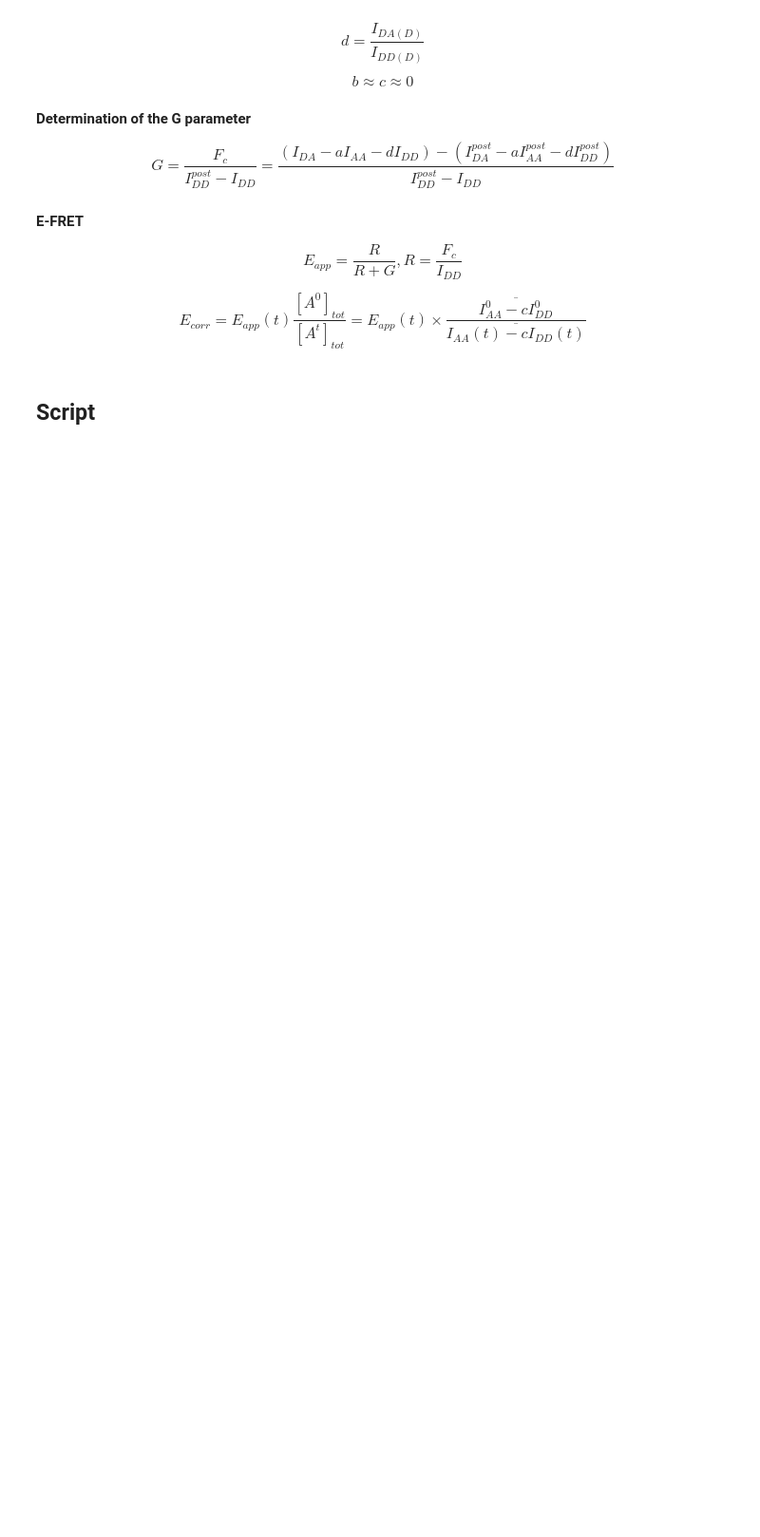
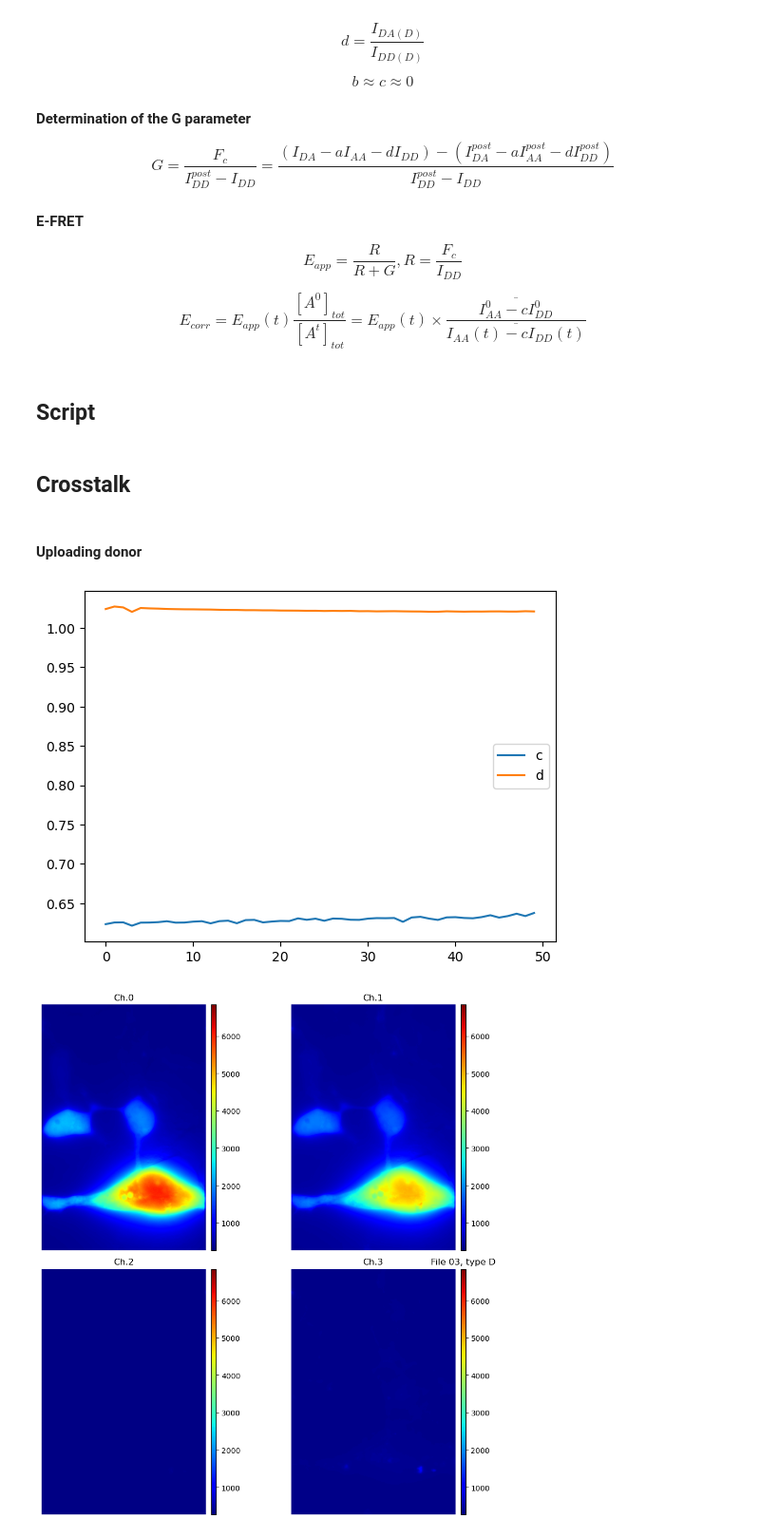
Before and after one commit to wisstock/FRETrans, a Jupyter notebook: coef_calc.ipynb, the cells around one changed output. Shown at 95% size. Saved outputs shown, nothing was run; the diff lists cells and outputs as text; code cells hidden in the pictures; blank space fills up the shorter version.

```diff
--- a/coef_calc.ipynb
+++ b/coef_calc.ipynb
@@ -77,3 +77,7 @@ from scipy import ndimage
 from scipy import signal
 from scipy import stats
 from scipy import ndimage as ndi
+# %% [markdown]
+## Crosstalk
+# %% [markdown]
+#### Uploading donor
@@ -79,0 +205,30 @@ from scipy import ndimage as ndi
+# %%
+img_path = 'data/crosstalk/'
+
+donor_names = ['01', '02', '03']
+acceptor_names = ['04', '05', '06']
+
+donor_img_list = []
+for name in donor_names:
+    name_path = img_path + f'{name}.tif'
+    donor_img_list.append(CrossReg(data_path=name_path,
+                                   data_name=name,
+                                   reg_type='D'))
+acceptor_img_list = []
+for name in acceptor_names:
+    name_path = img_path + f'{name}.tif'
+    acceptor_img_list.append(CrossReg(data_path=name_path,
+                                   data_name=name,
+                                   reg_type='A'))
+
+# donor_img_list[0].plot_hist()
+donor_img_list[2].cross_calc()
+donor_img_list[2].plot_ch_pannels()
+
+
+# acceptor_img_list[0].ff_profile()
+# acceptor_img_list[2].cross_calc()
+# acceptor_img_list[2].plot_ch_pannels()
+# %% [output]
+[figure, added]
+[figure, added]
```
Also changed, not shown: parts of 2 cells of this notebook, 1 other file.
